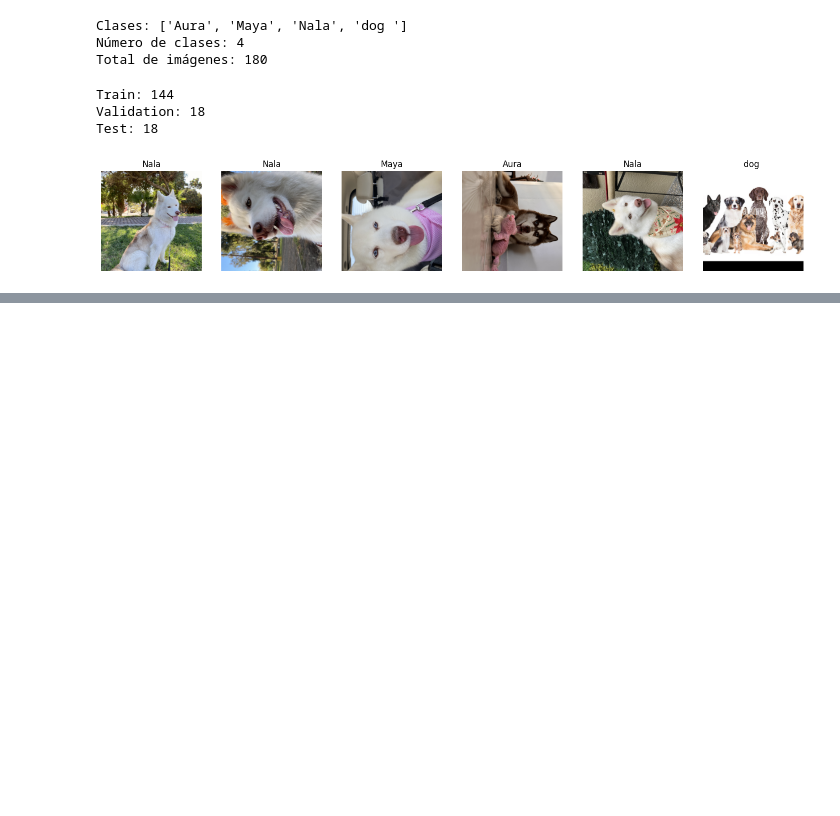
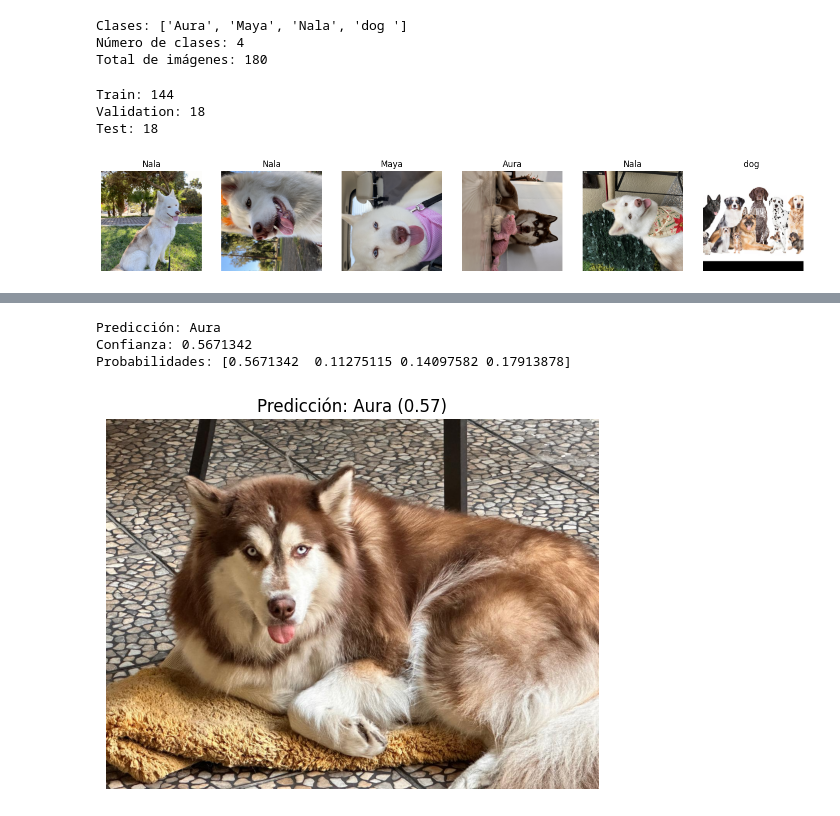
Before and after one commit to Ozk18532/INTELIGENCIA-COMPUTACIONAL-Oscar-Mercado, a Jupyter notebook: Transfer_Learning_y_Fine_Tuning.ipynb, the cells around one changed output, grey strips where cells are left out. Drawn from its saved outputs; the diff is of its cells as text; code cells hidden in the pictures; blank space fills up the shorter version.

```diff
--- a/Transfer_Learning_y_Fine_Tuning.ipynb
+++ b/Transfer_Learning_y_Fine_Tuning.ipynb
@@ -419,7 +505,7 @@ import matplotlib.pyplot as plt
 device = torch.device("cuda" if torch.cuda.is_available() else "cpu")
 
 # IMPORTANTE: define tus clases en el mismo orden que entrenamiento
-class_names = ["black labrador", "chihuahua dog", "husky dog"]
+class_names = ['Aura', 'Maya', 'Nala', 'dog ']
 num_classes = len(class_names)
 
 # -------- CARGAR MODELO --------
@@ -439,35 +525,40 @@ weights = models.ResNet18_Weights.DEFAULT
 transform = weights.transforms()
 
 # -------- FUNCIÓN DE PREDICCIÓN --------
-def predict_image(image_path, model, class_names, threshold=0.6):
+def predict_image(image_path, model, class_names, threshold=0.3):
     image = Image.open(image_path).convert("RGB")
     input_tensor = transform(image).unsqueeze(0).to(device)
 
     with torch.no_grad():
         outputs = model(input_tensor)
         probs = torch.softmax(outputs, dim=1)[0].cpu().numpy()
 
     pred_idx = probs.argmax()
     pred_class = class_names[pred_idx]
     confidence = probs[pred_idx]
 
     # lógica de desconocido
     if confidence < threshold:
         pred_class = "desconocido"
 
     return pred_class, confidence, probs, image
 
 # -------- USO --------
-image_path = "/content/drive/MyDrive/test.jpg"
+image_path = "/content/drive/MyDrive/Data/WhatsApp Image 2026-04-21 at 7.41.12 PM.jpeg"
 
 pred_class, confidence, probs, image = predict_image(image_path, model, class_names)
 
 print("Predicción:", pred_class)
 print("Confianza:", confidence)
 print("Probabilidades:", probs)
 
 # -------- VISUALIZACIÓN --------
 plt.imshow(image)
 plt.title(f"Predicción: {pred_class} ({confidence:.2f})")
 plt.axis("off")
 plt.show()
+# %% [output]
+Predicción: Aura
+Confianza: 0.5671342
+Probabilidades: [0.5671342  0.11275115 0.14097582 0.17913878]
+[figure, added]
```
Also changed, not shown: parts of 13 cells of this notebook.
